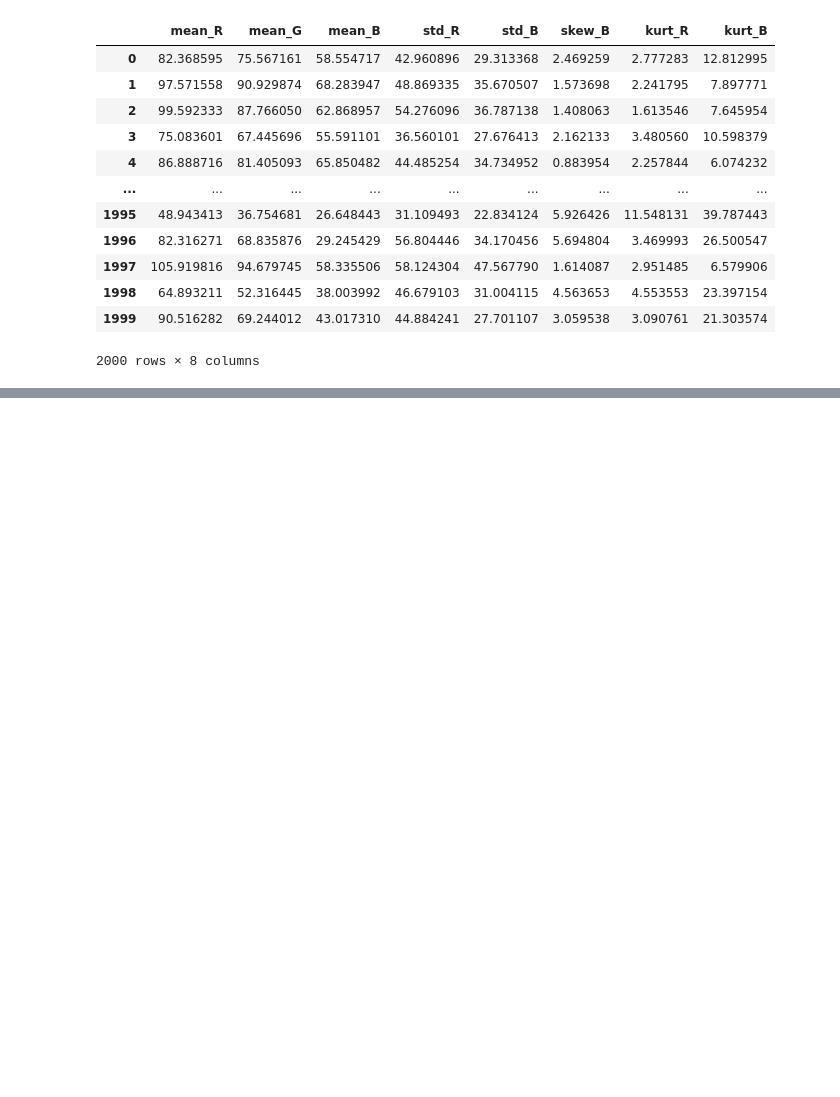
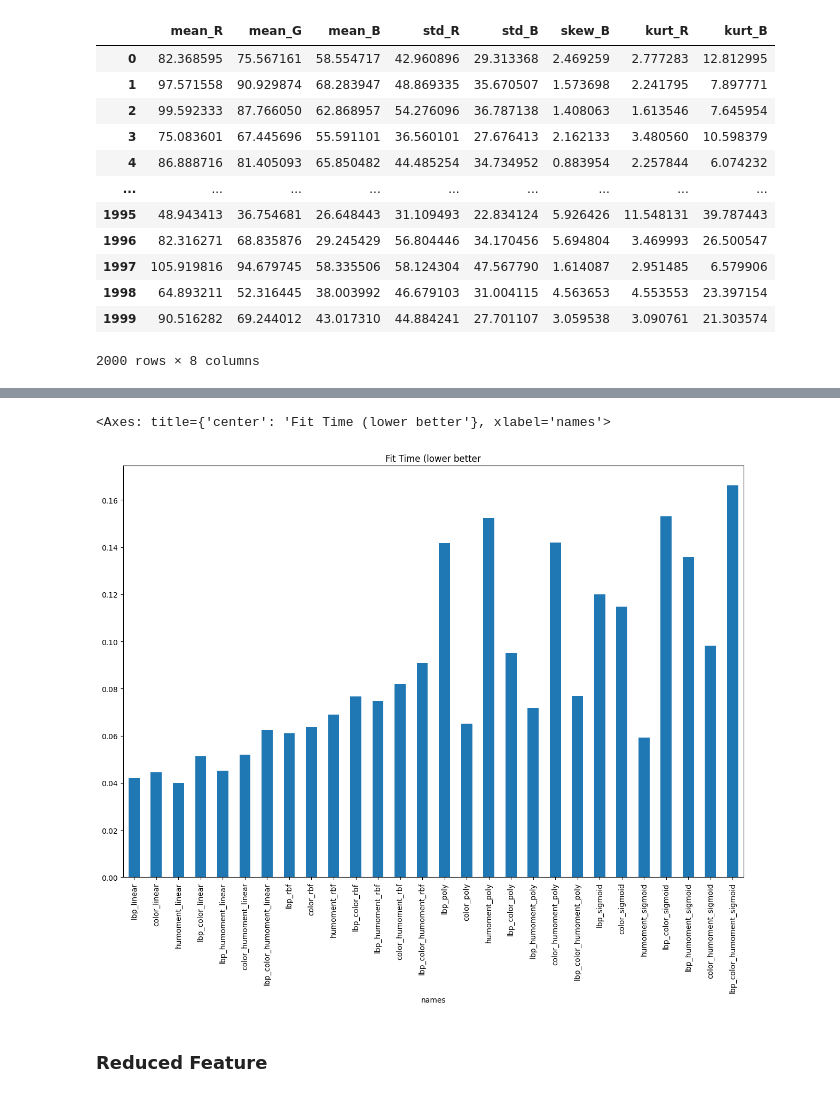
Before and after one commit to zeerafle/oil-palm-stem, a Jupyter notebook: disease_detection.ipynb, the cells around one changed output, grey strips where cells are left out. Cells and saved outputs as stored; diff of their text form; code cells hidden in the pictures; blank space fills up the shorter version.

```diff
--- a/disease_detection.ipynb
+++ b/disease_detection.ipynb
@@ -469,0 +556,7 @@ reduced_orig_img_features_svmfs.to_csv(os.path.join('data', 'reduced_orig_img_fe
+# %%
+proc_img_compare_df.set_index('names').iloc[:, 0].plot.bar(figsize=(15, 10), title='Fit Time (lower better')
+# %% [output]
+<Axes: title={'center': 'Fit Time (lower better'}, xlabel='names'>
+[figure, added]
+# %% [markdown]
+### Reduced Feature
```
Also changed, not shown: parts of 20 cells of this notebook, 16 other files.
